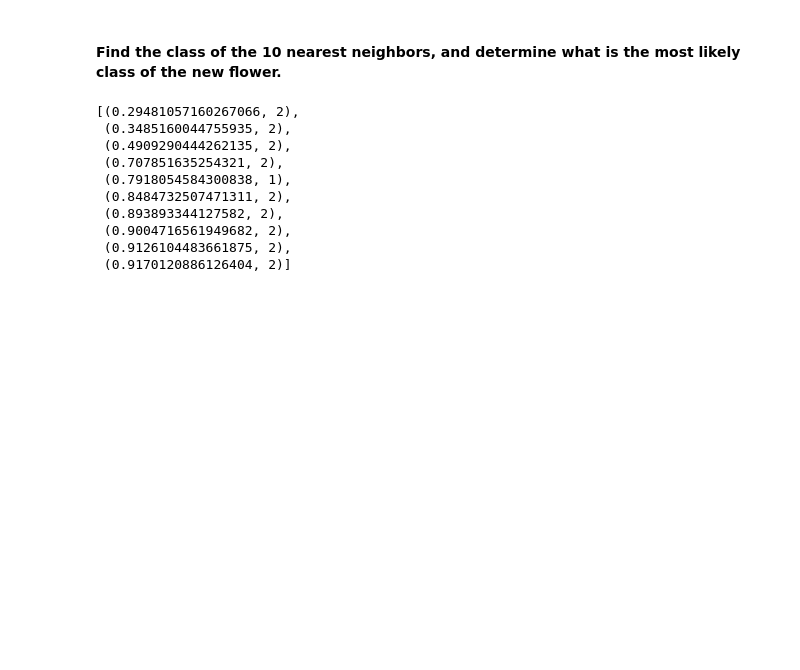
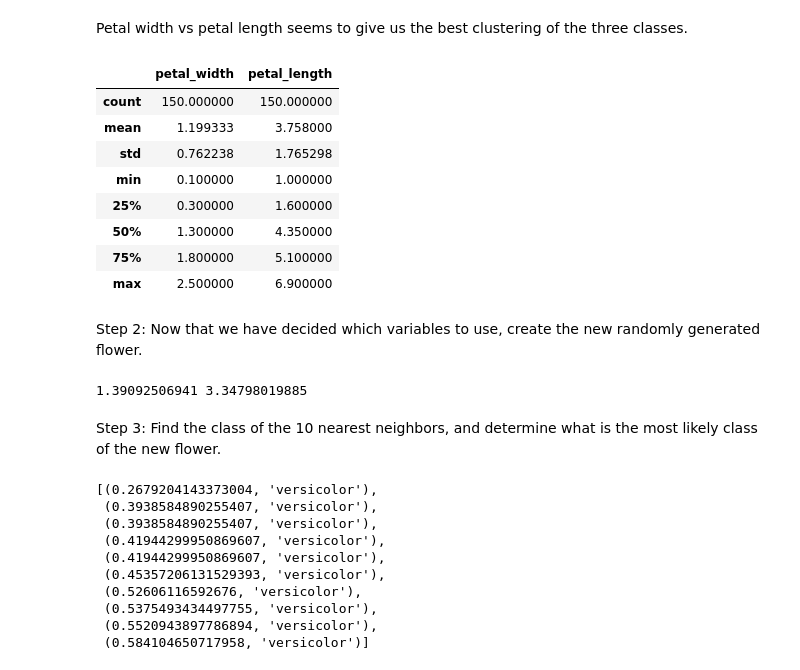
Before and after one commit to mshofmann/data_science, a Jupyter notebook: Classify_New_Flower.ipynb, the cells around one changed output. Drawn from its saved outputs; the diff is of its cells as text; code cells hidden in the pictures; blank space fills up the shorter version.

```diff
--- a/Classify_New_Flower.ipynb
+++ b/Classify_New_Flower.ipynb
@@ -37,23 +29,47 @@ print(x, y)
+# %% [markdown]
+Petal width vs petal length seems to give us the best clustering of the three classes.
+# %%
+df[['petal_width','petal_length']].describe()
+# %% [output]
+|  | petal_width | petal_length |
+| count | 150.000000 | 150.000000 |
+| mean | 1.199333 | 3.758000 |
+| std | 0.762238 | 1.765298 |
+| min | 0.100000 | 1.000000 |
+| 25% | 0.300000 | 1.600000 |
+| 50% | 1.300000 | 4.350000 |
+| 75% | 1.800000 | 5.100000 |
+| max | 2.500000 | 6.900000 |
+# %% [markdown]
+Step 2: Now that we have decided which variables to use, create the new randomly generated flower.
+# %%
+X = random.uniform(df.petal_width.min(),
+                   df.petal_width.max())
+Y = random.uniform(df.petal_length.min(),
+                   df.petal_length.max())
+print(X, Y)
+# %% [output]
+1.39092506941 3.34798019885
 # %% [markdown]
-#### Find the class of the 10 nearest neighbors, and determine what is the most likely class of the new flower.
+Step 3: Find the class of the 10 nearest neighbors, and determine what is the most likely class of the new flower.
 # %%
 distance=[]
-for a, b, c, d in df[['sepal_length','sepal_width','class']].itertuples():
-    dist = math.hypot(b-x, c-y)
+for a, b, c, d in df[['petal_width','petal_length','species']].itertuples():
+    dist = math.hypot(b-X, c-Y)
     distance.append((dist, d))
 distance.sort(key=lambda x: x[0])
 distance[:10]
 # %% [output]
-[(0.29481057160267066, 2),
- (0.3485160044755935, 2),
- (0.4909290444262135, 2),
- (0.707851635254321, 2),
- (0.7918054584300838, 1),
- (0.8484732507471311, 2),
- (0.893893344127582, 2),
- (0.9004716561949682, 2),
- (0.9126104483661875, 2),
- (0.9170120886126404, 2)]
+[(0.2679204143373004, 'versicolor'),
+ (0.3938584890255407, 'versicolor'),
+ (0.3938584890255407, 'versicolor'),
+ (0.41944299950869607, 'versicolor'),
+ (0.41944299950869607, 'versicolor'),
+ (0.45357206131529393, 'versicolor'),
+ (0.52606116592676, 'versicolor'),
+ (0.5375493434497755, 'versicolor'),
+ (0.5520943897786894, 'versicolor'),
+ (0.584104650717958, 'versicolor')]
 # %%
 types = [i[1] for i in distance[:10]]
 top = Counter(types).most_common(1)
```
Also changed, not shown: parts of 13 cells of this notebook.
